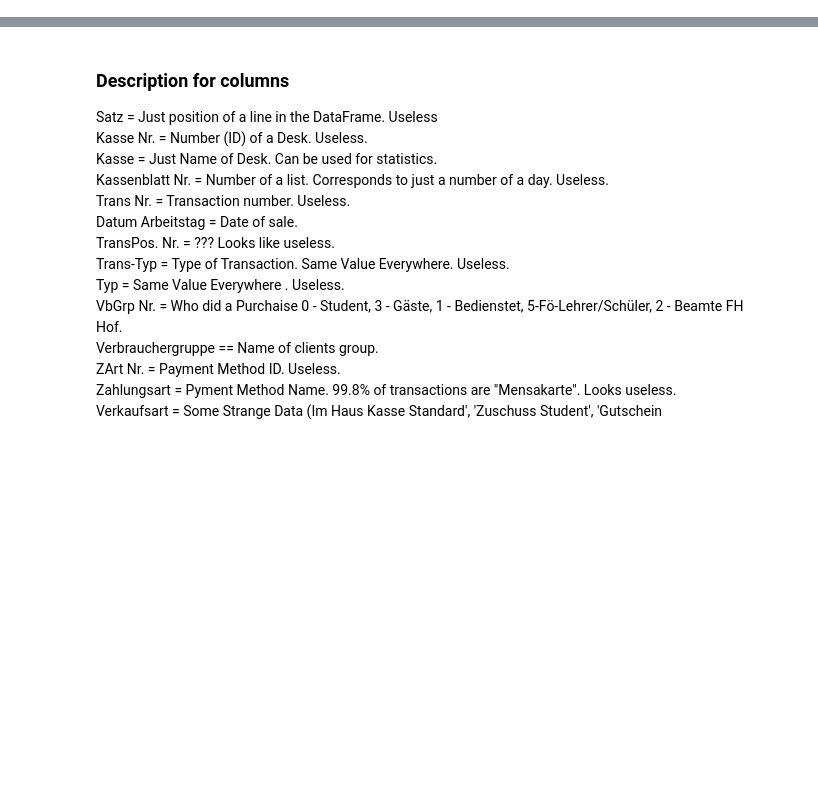
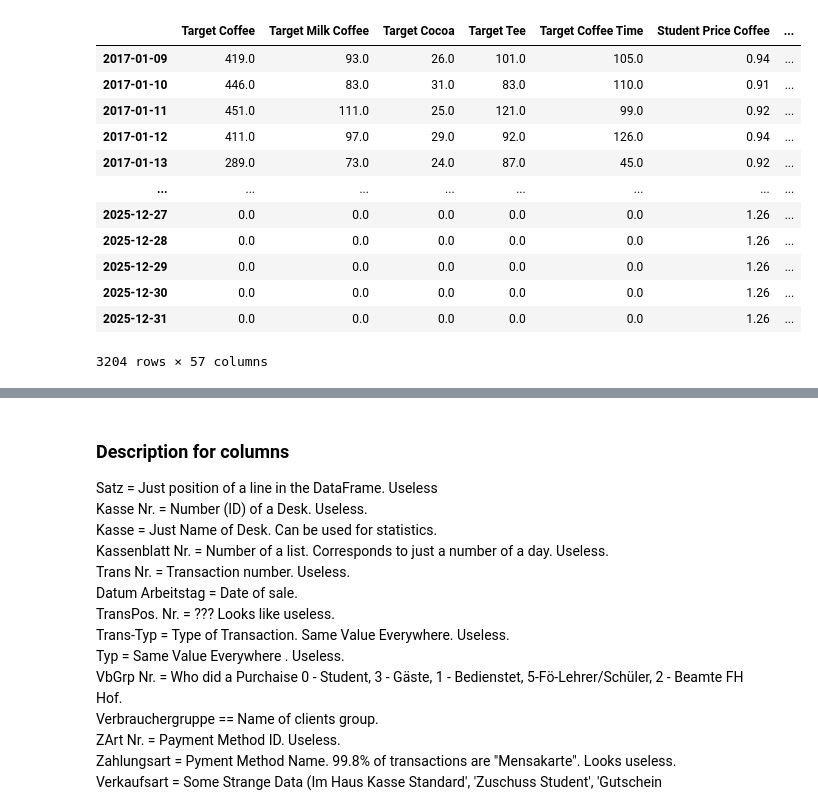
Before and after one commit to PclFnr/bayreuth_ai_association, a Jupyter notebook: Mensa DS.ipynb, the cells around one changed output, grey strips where cells are left out. Cells and saved outputs as stored; diff of their text form; code cells hidden in the pictures; blank space fills up the shorter version.

```diff
--- a/Mensa DS.ipynb
+++ b/Mensa DS.ipynb
@@ -10,3 +12,24 @@ from sklearn.preprocessing import MinMaxScaler, OneHotEncoder
+# %%
+old_df = pd.read_csv("data/extended_data.csv", index_col=0)
+new_df = pd.read_csv("data/future_data.csv", index_col=0)
+
+df = pd.concat([old_df, new_df], axis=0)
+# %%
+df.
+# %% [output]
+|  | Target Coffee | Target Milk Coffee | Target Cocoa | Target Tee | Target Coffee Time | Student Price Coffee | ... |
+| 2017-01-09 | 419.0 | 93.0 | 26.0 | 101.0 | 105.0 | 0.94 | ... |
+| 2017-01-10 | 446.0 | 83.0 | 31.0 | 83.0 | 110.0 | 0.91 | ... |
+| 2017-01-11 | 451.0 | 111.0 | 25.0 | 121.0 | 99.0 | 0.92 | ... |
+| 2017-01-12 | 411.0 | 97.0 | 29.0 | 92.0 | 126.0 | 0.94 | ... |
+| 2017-01-13 | 289.0 | 73.0 | 24.0 | 87.0 | 45.0 | 0.92 | ... |
+| ... | ... | ... | ... | ... | ... | ... | ... |
+| 2025-12-27 | 0.0 | 0.0 | 0.0 | 0.0 | 0.0 | 1.26 | ... |
+| 2025-12-28 | 0.0 | 0.0 | 0.0 | 0.0 | 0.0 | 1.26 | ... |
+| 2025-12-29 | 0.0 | 0.0 | 0.0 | 0.0 | 0.0 | 1.26 | ... |
+| 2025-12-30 | 0.0 | 0.0 | 0.0 | 0.0 | 0.0 | 1.26 | ... |
+| 2025-12-31 | 0.0 | 0.0 | 0.0 | 0.0 | 0.0 | 1.26 | ... |
+3204 rows × 57 columns
 # %%
 df = pd.read_excel("Mensa DS/Heissgetraenke Cafeteria BT 2017-09_2024.xlsx")
 # %%
```
Also changed, not shown: parts of 14 cells of this notebook, 17 other files.
